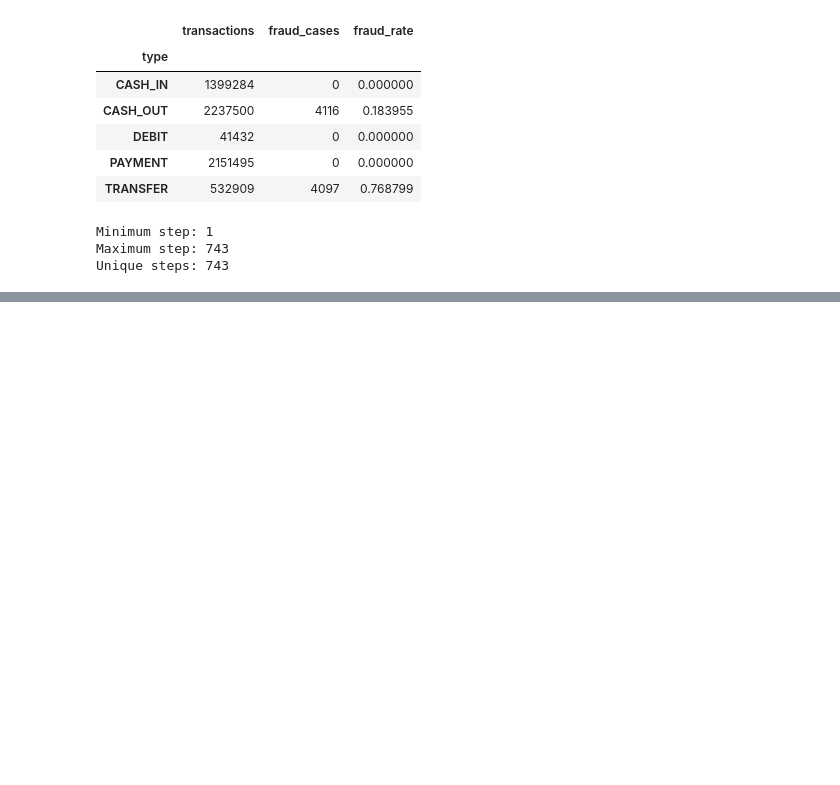
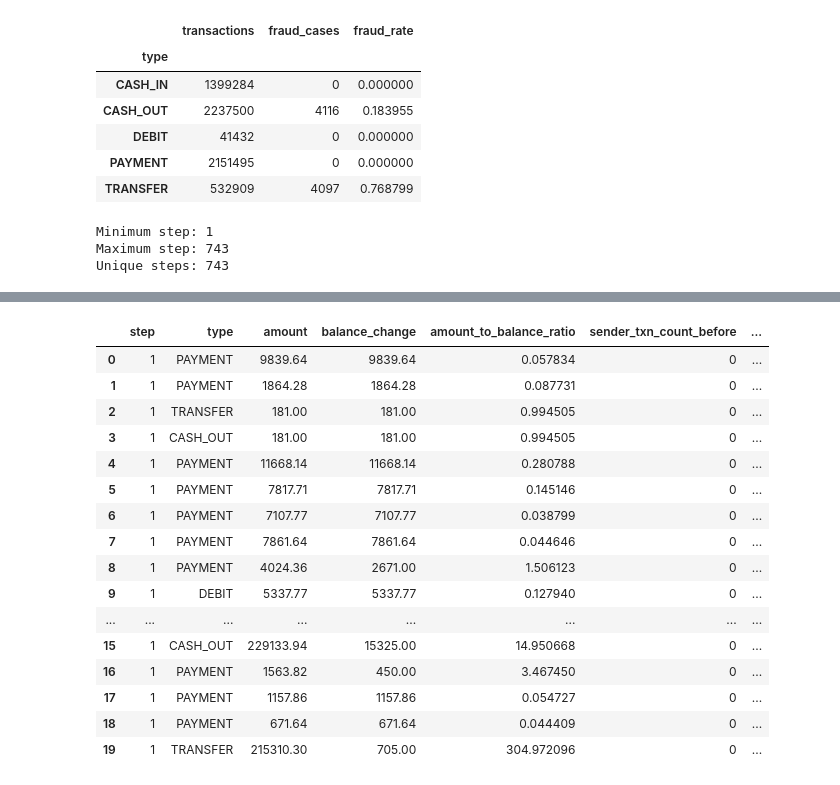
Before and after one commit to niharikaram2510/financial-fraud-detection, a Jupyter notebook: notebooks/01_data_exploration.ipynb, the cells around one changed output, grey strips where cells are left out. Drawn from its saved outputs; the diff is of its cells as text; code cells hidden in the pictures; blank space fills up the shorter version.

```diff
--- a/notebooks/01_data_exploration.ipynb
+++ b/notebooks/01_data_exploration.ipynb
@@ -214,0 +374,61 @@ df.head()
+# %%
+df["recipient_txns_same_step"] = (
+    df.groupby(["nameDest", "step"])["nameDest"]
+      .transform("count")
+)
+# %%
+df["sender_velocity_before"] = (
+    df.groupby(["nameOrig", "step"]).cumcount()
+)
+# %%
+df["is_new_recipient"] = (
+    df["recipient_txn_count_before"] == 0
+).astype(int)
+
+df["is_new_sender"] = (
+    df["sender_txn_count_before"] == 0
+).astype(int)
+
+df["large_transaction"] = (
+    df["amount"] > df["amount"].quantile(0.95)
+).astype(int)
+# %%
+feature_columns = [
+    "step",
+    "type",
+    "amount",
+    "balance_change",
+    "amount_to_balance_ratio",
+    "sender_txn_count_before",
+    "sender_avg_amount_before",
+    "amount_vs_user_avg",
+    "recipient_txn_count_before",
+    "sender_recipient_count_before",
+    "sender_txns_same_step",
+    "recipient_txns_same_step",
+    "sender_velocity_before",
+    "is_new_recipient",
+    "is_new_sender",
+    "large_transaction",
+    "isFraud"
+]
+
+df[feature_columns].head(20)
+# %% [output]
+|  | step | type | amount | balance_change | amount_to_balance_ratio | sender_txn_count_before | ... |
+| 0 | 1 | PAYMENT | 9839.64 | 9839.64 | 0.057834 | 0 | ... |
+| 1 | 1 | PAYMENT | 1864.28 | 1864.28 | 0.087731 | 0 | ... |
+| 2 | 1 | TRANSFER | 181.00 | 181.00 | 0.994505 | 0 | ... |
+| 3 | 1 | CASH_OUT | 181.00 | 181.00 | 0.994505 | 0 | ... |
+| 4 | 1 | PAYMENT | 11668.14 | 11668.14 | 0.280788 | 0 | ... |
+| 5 | 1 | PAYMENT | 7817.71 | 7817.71 | 0.145146 | 0 | ... |
+| 6 | 1 | PAYMENT | 7107.77 | 7107.77 | 0.038799 | 0 | ... |
+| 7 | 1 | PAYMENT | 7861.64 | 7861.64 | 0.044646 | 0 | ... |
+| 8 | 1 | PAYMENT | 4024.36 | 2671.00 | 1.506123 | 0 | ... |
+| 9 | 1 | DEBIT | 5337.77 | 5337.77 | 0.127940 | 0 | ... |
+| ... | ... | ... | ... | ... | ... | ... | ... |
+| 15 | 1 | CASH_OUT | 229133.94 | 15325.00 | 14.950668 | 0 | ... |
+| 16 | 1 | PAYMENT | 1563.82 | 450.00 | 3.467450 | 0 | ... |
+| 17 | 1 | PAYMENT | 1157.86 | 1157.86 | 0.054727 | 0 | ... |
+| 18 | 1 | PAYMENT | 671.64 | 671.64 | 0.044409 | 0 | ... |
+| 19 | 1 | TRANSFER | 215310.30 | 705.00 | 304.972096 | 0 | ... |
```
Also changed, not shown: parts of 60 cells of this notebook, 2 other files.
